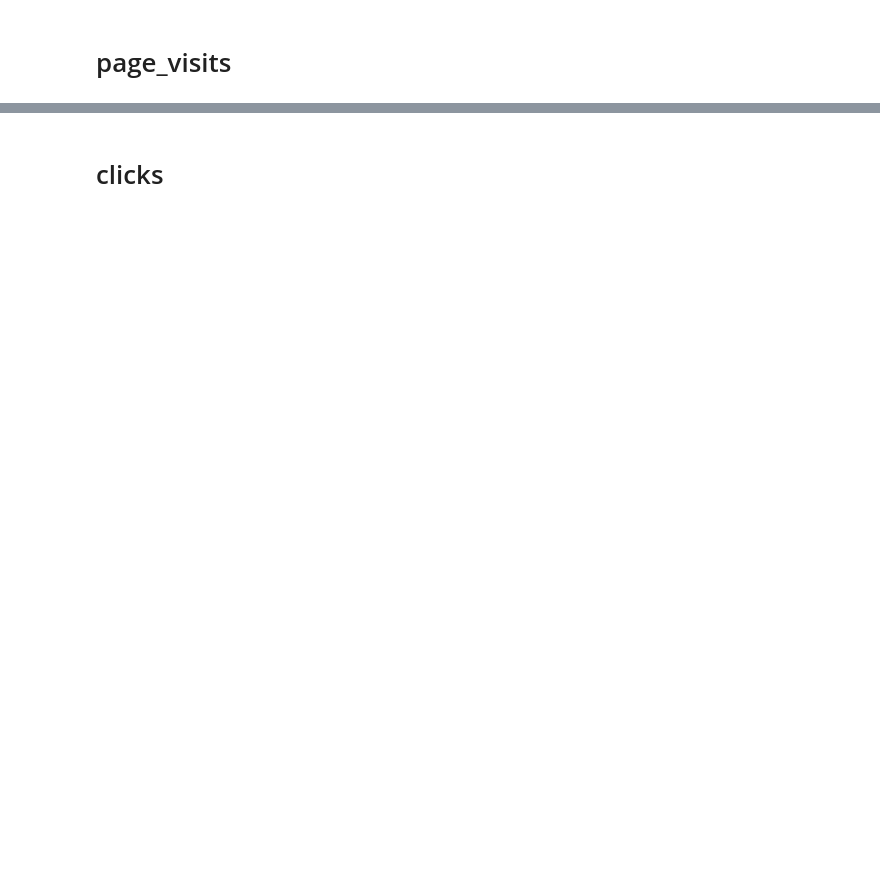
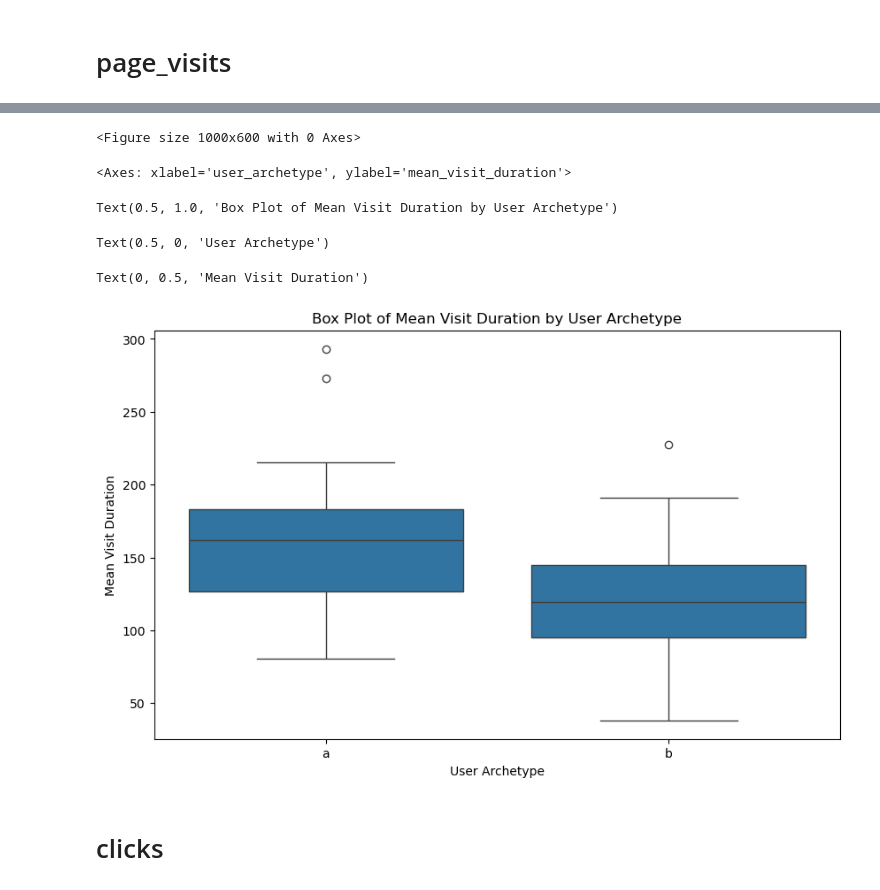
Before and after one commit to WilliamBolton/cdss_demo, a Jupyter notebook: cdss_1/cdss_1/analysis/click_hover_timing_analysis.ipynb, the cells around one changed output, grey strips where cells are left out. Saved outputs shown, nothing was run; the diff lists cells and outputs as text; code cells hidden in the pictures; blank space fills up the shorter version.

```diff
--- a/cdss_1/cdss_1/analysis/click_hover_timing_analysis.ipynb
+++ b/cdss_1/cdss_1/analysis/click_hover_timing_analysis.ipynb
@@ -478,0 +490,13 @@ Levene's test for equal variances: LeveneResult(statistic=2.0723941681593687, pv
+# %%
+# Merge with demographics
+filtered_demographic_page_visits = filtered_page_visits.merge(demographics[['user_id', 'user_archetype', 'age_new', 'sex_new', 'medical_speciality_new', 'grade_new', 'ai_familiarity_new']])
+# Imputation with Mode for categorical columns
+filtered_demographic_page_visits['age_new'].fillna(filtered_demographic_page_visits['age_new'].mode()[0], inplace=True)
+filtered_demographic_page_visits['sex_new'].fillna(filtered_demographic_page_visits['sex_new'].mode()[0], inplace=True)
+filtered_demographic_page_visits['medical_speciality_new'].fillna(filtered_demographic_page_visits['medical_speciality_new'].mode()[0], inplace=True)
+filtered_demographic_page_visits['grade_new'].fillna(filtered_demographic_page_visits['grade_new'].mode()[0], inplace=True)
+filtered_demographic_page_visits['ai_familiarity_new'].fillna(filtered_demographic_page_visits['ai_familiarity_new'].mode()[0], inplace=True)
+# %%
+# Group
+grouped_filtered_demographic_page_visits = pd.DataFrame(filtered_demographic_page_visits.groupby(['user_id', 'user_archetype', 'age_new', 'sex_new', 'medical_speciality_new', 'grade_new', 'ai_familiarity_new'])['visit_duration'].mean()).reset_index()
+grouped_filtered_demographic_page_visits.rename(columns={'visit_duration':'mean_visit_duration'}, inplace=True)
@@ -479,3 +586,18 @@ Levene's test for equal variances: LeveneResult(statistic=2.0723941681593687, pv
+# %%
+# Box plot
+plt.figure(figsize=(10, 6))
+sns.boxplot(x='user_archetype', y='mean_visit_duration', data=grouped_filtered_demographic_page_visits)
+plt.title('Box Plot of Mean Visit Duration by User Archetype')
+plt.xlabel('User Archetype')
+plt.ylabel('Mean Visit Duration')
+plt.show()
+# %% [output]
+<Figure size 1000x600 with 0 Axes>
+<Axes: xlabel='user_archetype', ylabel='mean_visit_duration'>
+Text(0.5, 1.0, 'Box Plot of Mean Visit Duration by User Archetype')
+Text(0.5, 0, 'User Archetype')
+Text(0, 0.5, 'Mean Visit Duration')
+[figure, added]
 # %% [markdown]
 # clicks
 # %%
```
Also changed, not shown: parts of 36 cells of this notebook, 2 other files.
